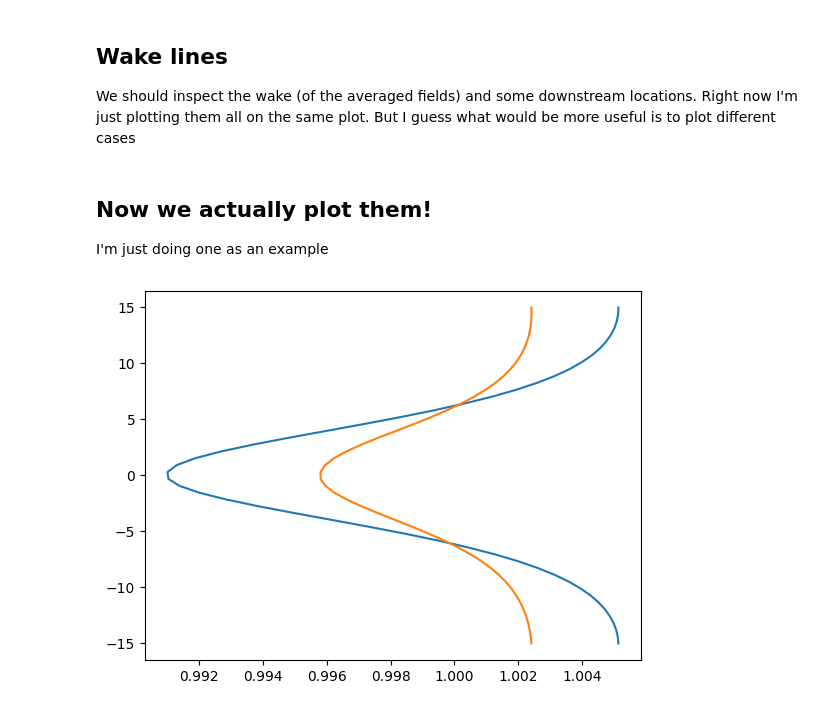
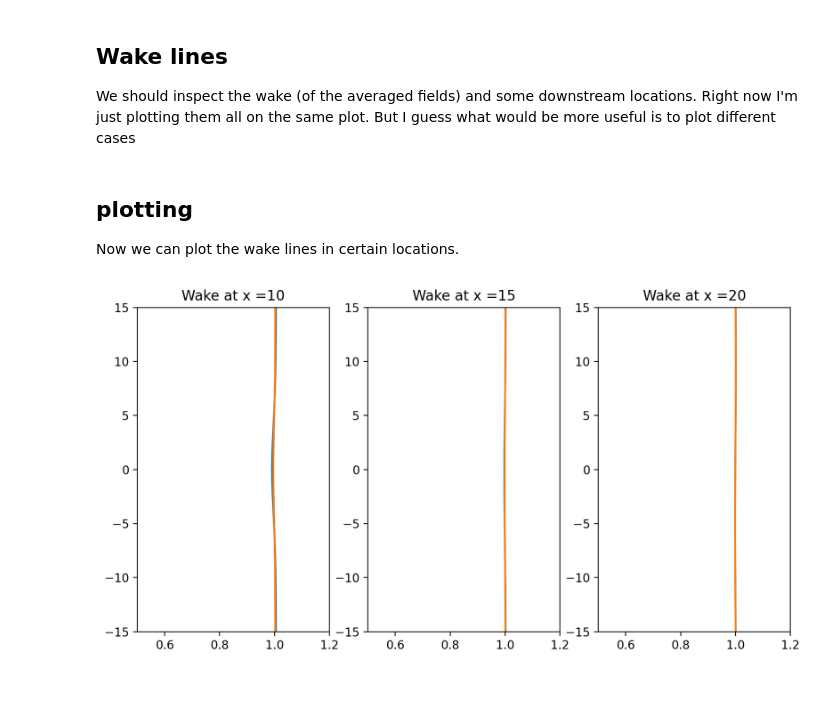
Before and after one commit to ExtremeFLOW/neko-top, a Jupyter notebook: examples/brinkman_parameters/post_processing/wake_visualization.ipynb, the cells around one changed output. Cells and saved outputs as stored; diff of their text form; code cells hidden in the pictures.

```diff
--- a/examples/brinkman_parameters/post_processing/wake_visualization.ipynb
+++ b/examples/brinkman_parameters/post_processing/wake_visualization.ipynb
@@ -7,0 +7,13 @@ If you don't have access you can contact Bertie, but if you have access to `neko
+# %%
+# All wake size/resolution
+y_lims = [-15, 15]
+n_pts = 50
+wake_positions = [10, 15, 20]
+U_lims = [0.5, 1.2]
+
+# path locations
+results_path = "../../../results/brinkman_parameters/dt_check/"
+Brinkman_path = "brinkman/"
+meshed_path = "meshed/"
+# stats_file = "stats0"
+stats_file = "field0"
@@ -77,18 +94,14 @@ from pynektools.interpolation.probes import Probes
 import pynektools.interpolation.utils as interp_utils
 import pynektools.interpolation.pointclouds as pcs
 
-# All wake size/resolution
-y_lims = [-15, 15]
-n_pts = 50
-
 if comm.Get_rank() == 0 :
     # Wake line
     y_1d = pcs.generate_1d_arrays(y_lims, n_pts, mode="equal")
-    x_1d = [10]
+    x_1d = wake_positions
     z_1d = [0.5]
     x, y, z = np.meshgrid(x_1d, y_1d, z_1d, indexing='ij')
     # Write the points for future use
-    xyz = interp_utils.transform_from_array_to_list(1,n_pts,1,[x, y, z])
+    xyz = interp_utils.transform_from_array_to_list(len(wake_positions),n_pts,1,[x, y, z])
 else:
     xyz = None
 
@@ -101,13 +114,21 @@ meshed_probes = Probes(comm, probes = xyz, msh = meshed_msh, point_interpolator_
 # here we actually probe
 brinkman_probes.interpolate_from_field_list(0, [brinkman_fld.registry['u']], comm, write_data=False)
 meshed_probes.interpolate_from_field_list(0, [meshed_fld.registry['u']], comm, write_data=False)
-# %% [markdown]
-## Now we actually plot them!
-
-I'm just doing one as an example
+# %% [markdown]
+## plotting
+
+Now we can plot the wake lines in certain locations.
 # %%
-plt.plot(brinkman_probes.interpolated_fields[:,1], y_1d)
-plt.plot(meshed_probes.interpolated_fields[:,1], y_1d)
+fig, ax = plt.subplots(1, len(wake_positions), figsize=(10, 5), dpi = 200)
+
+for i in range(len(wake_positions)):
+    wake_index = np.where(xyz[:,0] == wake_positions[i])
+    ax[i].plot(brinkman_probes.interpolated_fields[wake_index,1].flatten(), xyz[wake_index, 1].flatten())
+    ax[i].plot(meshed_probes.interpolated_fields[wake_index,1].flatten(), xyz[wake_index, 1].flatten())
+    ax[i].set_title('Wake at x ='+str(wake_positions[i]))
+    ax[i].set_xlim(U_lims)
+    ax[i].set_ylim(y_lims)
+
 plt.show()
 # %% [output]
-[figure, old version]
+[figure, new version]
```
Also changed, not shown: parts of 4 cells of this notebook, 2 other files.
